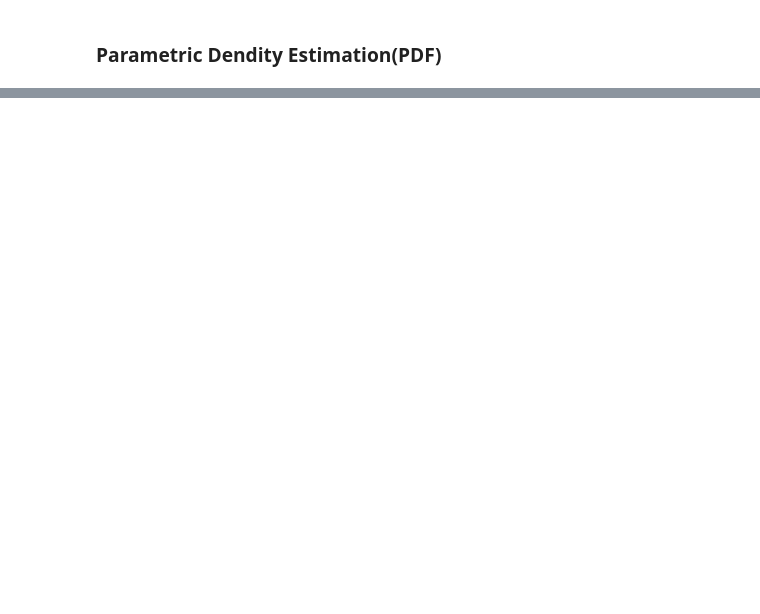
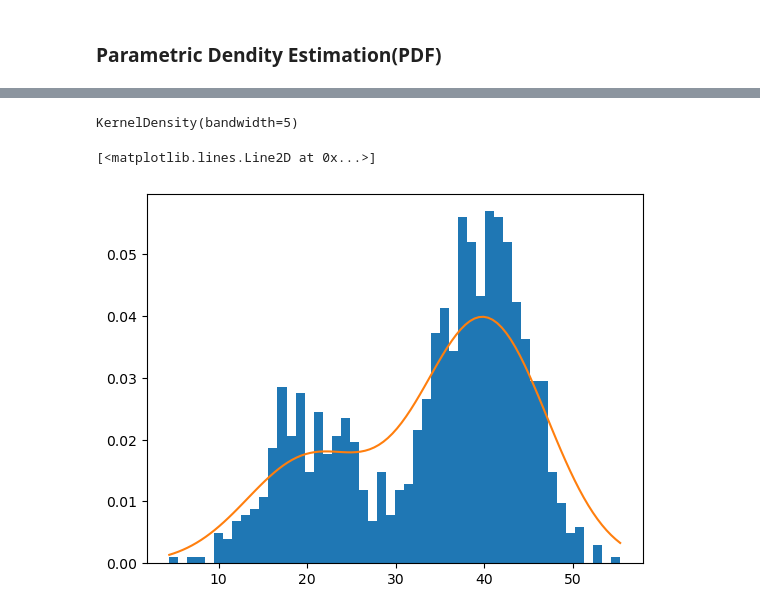
Before and after one commit to khaiwalVikrant/statistics_probability_practice, a Jupyter notebook: probability_practice.ipynb, the cells around one changed output, grey strips where cells are left out. Cells and saved outputs as stored; diff of their text form; code cells hidden in the pictures; blank space fills up the shorter version.

```diff
--- a/probability_practice.ipynb
+++ b/probability_practice.ipynb
@@ -123,0 +128,5 @@ sns.distplot(sample)
+# %%
+# Generate sample data
+sample1 = normal(loc=20, scale=5, size=300)
+sample2 = normal(loc=40, scale=5, size=700)
+sample = np.hstack((sample1, sample2))
@@ -123,0 +153,24 @@ sns.distplot(sample)
+# %%
+from sklearn.neighbors import KernelDensity
+
+model = KernelDensity(bandwidth=5, kernel='gaussian')
+
+#convert 1-D array to 2-D because model won't support 1-D
+
+sample = sample.reshape((len(sample), 1))
+
+model.fit(sample)
+# %% [output]
+KernelDensity(bandwidth=5)
+# %%
+values = np.linspace(sample.min(), sample.max(), 100) # Generate 100 random number in b/w min and max value of sample
+values = values.reshape((len(values), 1))
+# %%
+probabilities = model.score_samples(values)
+probabilities = np.exp(probabilities) # score_samples(values) returns the log-density estimate of the input samples values. This is because the score_samples() method of the KernelDensity class returns the logarithm of the probability density estimate rather than the actual probability density estimate
+# %%
+plt.hist(sample, bins=50, density=True)
+plt.plot(values[:], probabilities)
+# %% [output]
+[<matplotlib.lines.Line2D at 0x...>]
+[figure, added]
```
Also changed, not shown: parts of 15 cells of this notebook.
